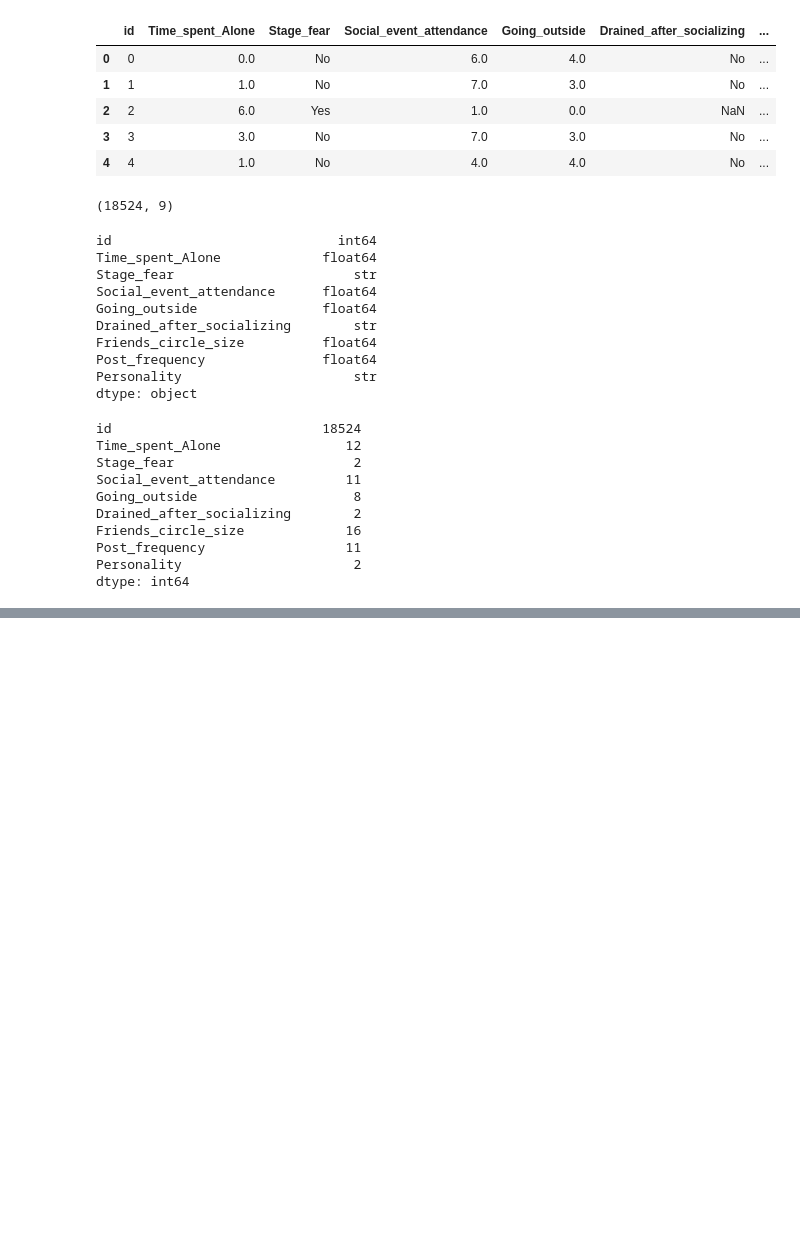
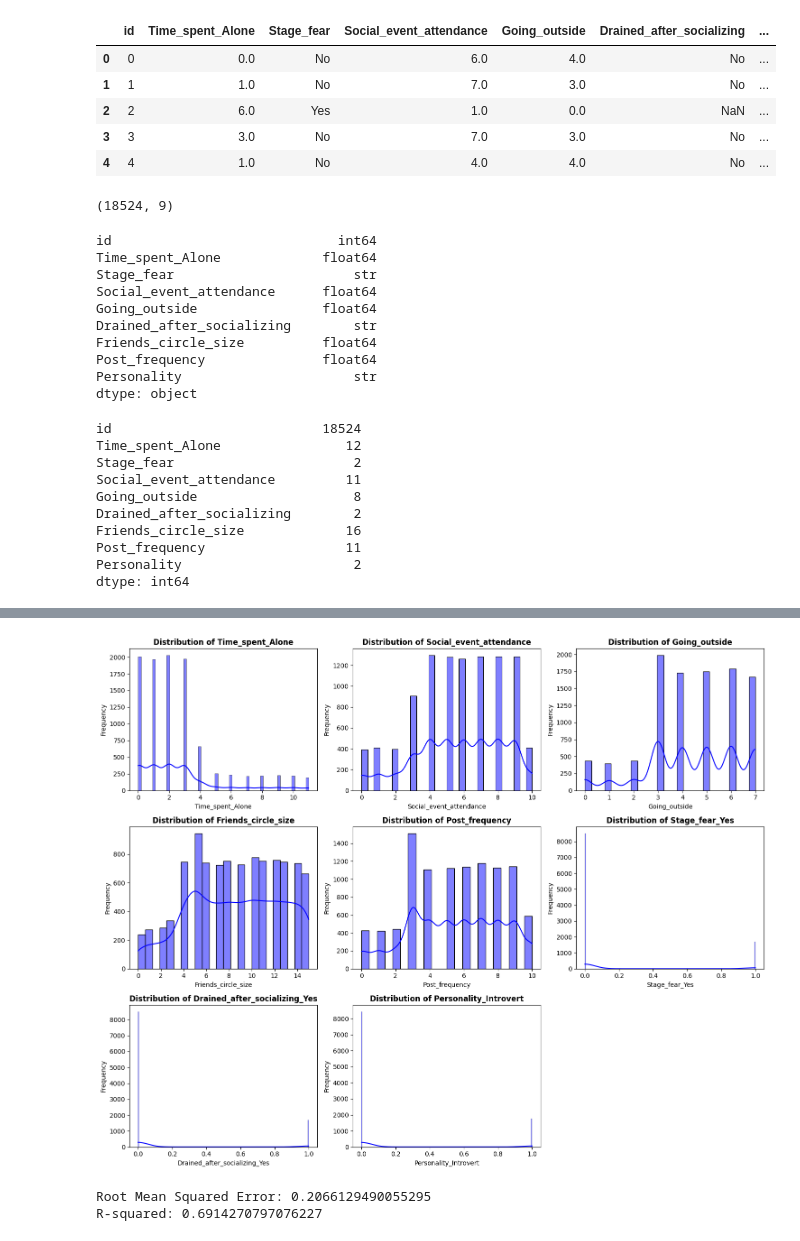
Before and after one commit to steadfast2201/Classical_ML_DL, a Jupyter notebook: NoteBooks/Introvert_Extrovert.ipynb, the cells around one changed output, grey strips where cells are left out. Cells and saved outputs as stored; diff of their text form; code cells hidden in the pictures; blank space fills up the shorter version.

```diff
--- a/NoteBooks/Introvert_Extrovert.ipynb
+++ b/NoteBooks/Introvert_Extrovert.ipynb
@@ -43,0 +58,2 @@ dtype: int64
+# %%
+df.dropna(inplace=True)
@@ -43,0 +77,10 @@ dtype: int64
+# %%
+categorical_cols = ['Stage_fear', 'Drained_after_socializing', 'Personality']
+
+# Apply One-Hot Encoding to multiple columns with no prefix
+df_train = pd.get_dummies(
+    df,
+    columns=categorical_cols,
+    drop_first=True,
+    dtype=int
+)
@@ -43,0 +96,2 @@ dtype: int64
+# %%
+df_train.drop(columns=["id"], inplace=True)
@@ -43,0 +107,42 @@ dtype: int64
+# %%
+import numpy as np
+import matplotlib.pyplot as plt
+import seaborn as sns
+
+# 2. Programmatically filter out only numerical columns
+numerical_cols = df_train.select_dtypes(include=[np.number]).columns.tolist()
+
+# 3. Configure a dynamic grid layout
+n_cols = 3  # Number of columns you want per row
+n_rows = (len(numerical_cols) + n_cols - 1) // n_cols  # Automatically compute required rows
+
+# 4. Initialize the subplot grid
+fig, axes = plt.subplots(n_rows, n_cols, figsize=(5 * n_cols, 4 * n_rows))
+
+# Flatten the axes array to easily iterate through it sequentially
+if isinstance(axes, np.ndarray):
+    axes = axes.flatten()
+else:
+    axes = [axes]
+
+# 5. Populate the subplots
+for i, col in enumerate(numerical_cols):
+    # Plot histogram with a smooth density line (KDE)
+    sns.histplot(df_train[col], kde=True, ax=axes[i], color='blue', edgecolor='black')
+
+    # Label formatting for clarity and presentation
+    axes[i].set_title(f'Distribution of {col}', fontsize=12, fontweight='bold')
+    axes[i].set_xlabel(col, fontsize=10)
+    axes[i].set_ylabel('Frequency', fontsize=10)
+
+# 6. Turn off and hide empty subplots if grid spaces exceed total variables
+for j in range(i + 1, len(axes)):
+    axes[j].axis('off')
+
+# 7. Prevent overlapping elements and adjust spacing
+plt.tight_layout()
+
+# 8. Save or display the resulting plot
+plt.savefig('numerical_distributions.png', dpi=300)
+# %% [output]
+[figure, added]
@@ -43,0 +166,11 @@ dtype: int64
+# %%
+from sklearn.metrics import root_mean_squared_error, r2_score
+
+rmse = root_mean_squared_error(Y_test, Y_pred)
+r2 = r2_score(Y_test, Y_pred)
+
+print("Root Mean Squared Error:", rmse)
+print("R-squared:", r2)
+# %% [output]
+Root Mean Squared Error: 0.2066129490055295
+R-squared: 0.6914270797076227
```
Also changed, not shown: parts of 14 cells of this notebook, 13 other files.
